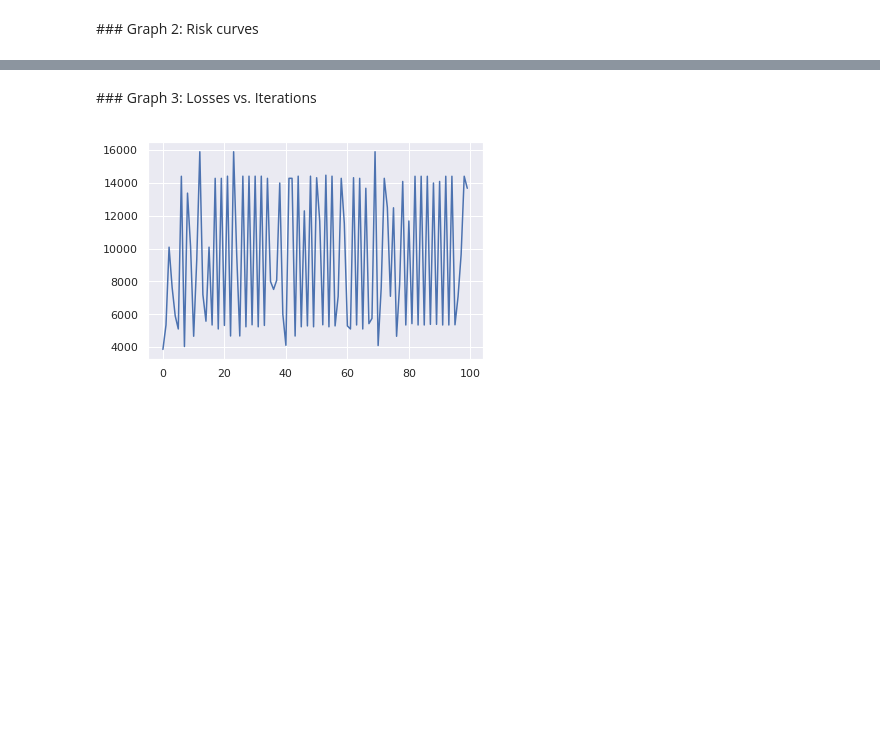
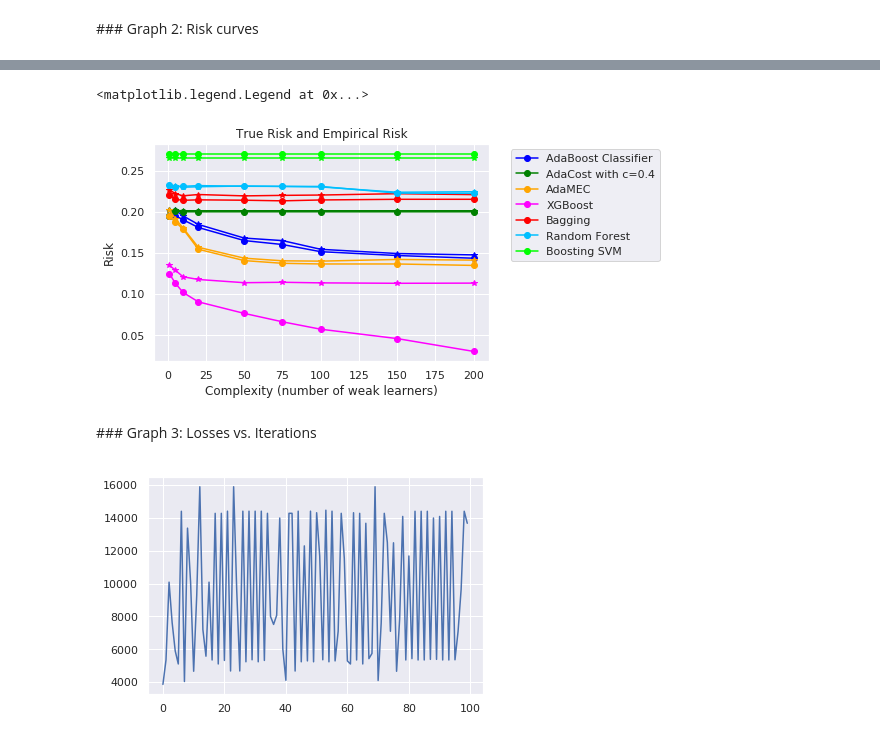
Before and after one commit to crisgompec/ImbalancedDataset, a Jupyter notebook: Dataset2/Comparison.ipynb, the cells around one changed output, grey strips where cells are left out. Drawn from its saved outputs; the diff is of its cells as text; code cells hidden in the pictures; blank space fills up the shorter version.

```diff
--- a/Dataset2/Comparison.ipynb
+++ b/Dataset2/Comparison.ipynb
@@ -213,6 +255,24 @@ for n_learners in n_learners_list:
     Bagging_set.append(bagging_model)
 
 print('Bagging - OK')
+
+# Random Forest
+RandomForest_set = [RandomForestClassifier(max_depth=2, random_state=0, n_estimators = n_learners).fit(X_train, y_train) for n_learners in n_learners_list]
+
+print('RandomForest - OK')
+
+
+# Boosting SVM
+
+BoostingSVM_set = []
+X_train_special = X_train[:int(len(X_train)*0.3),:]
+y_train_special = y_train[:int(len(y_train)*0.3)]
+for n_learners in n_learners_list:
+    BoostingSVM_model = BoostingSVM(n_estimators = n_learners)
+    BoostingSVM_model.fit(X_train_special,y_train_special)
+    BoostingSVM_set.append(BoostingSVM_model)
+
+print('Boosting SVM - OK')
 # %% [output]
 AdaBoost - OK
 AdaCost - OK
@@ -222,9 +294,10 @@ Bagging - OK
 # %%
-classifier_label = ['AdaBoost Classifier', 'AdaCost with c=0.4','AdaMEC','XGBoost','Bagging']
-classifier_color = ['blue','green','orange','magenta','red']
+classifier_label = ['AdaBoost Classifier', 'AdaCost with c=0.4','AdaMEC','XGBoost','Bagging','Random Forest','Boosting SVM']
+classifier_color = ['blue','green','orange','magenta','red','Deepskyblue','Lime']
 cont = 0
 plt.figure()
-for classifiers in [AdaBoost_set, AdaCost_set, AdaMEC_set, XGBoost_set, Bagging_set]:
+for classifiers in [AdaBoost_set, AdaCost_set, AdaMEC_set, XGBoost_set, Bagging_set,RandomForest_set,BoostingSVM_set]:
+
     empirical_risk_list = []
     true_risk_list = []
     # Calculate accuracies
@@ -235,37 +308,40 @@ for classifiers in [AdaBoost_set, AdaCost_set, AdaMEC_set, XGBoost_set, Bagging_
 
         pred_train = classifier.predict(X_train)
 
         for item in range(np.shape(X_train)[0]):
 
             if pred_train[item] != y_train[item]:
                 incorrect_pred_emp = incorrect_pred_emp + 1
 
         emp_risk =  incorrect_pred_emp/len(X_train)
 
 
         pred_test = classifier.predict(X_test)
 
         for item in range(np.shape(X_test)[0]):
 
             if pred_test[item] != y_test[item]:
                 incorrect_pred_true = incorrect_pred_true + 1
 
         true_risk =  incorrect_pred_true/len(X_test)
 
 
         empirical_risk_list.append(emp_risk)
         true_risk_list.append(true_risk)
 
 
-    #plt.plot(n_learners_list, empirical_risk_list,'-o', color = classifier_color[cont],label = classifier_label[cont])
-    plt.plot(n_learners_list, true_risk_list,'-*', color = classifier_color[cont],label = classifier_label[cont])
+    plt.plot(n_learners_list, empirical_risk_list,'-o', color = classifier_color[cont],label = classifier_label[cont])
+    plt.plot(n_learners_list, true_risk_list,'-*', color = classifier_color[cont]) #,label = classifier_label[cont]
 
     cont += 1
 
-plt.title('True Risk')
+plt.title('True Risk and Empirical Risk')
 plt.xlabel('Complexity (number of weak learners)')
 plt.ylabel('Risk')
-plt.legend()
+plt.legend(bbox_to_anchor=(1.05, 1), loc='upper left')
+# %% [output]
+<matplotlib.legend.Legend at 0x...>
+[figure, added]
 # %% [markdown]
 ### Graph 3: Losses vs. Iterations
 # %%
```
Also changed, not shown: parts of 21 cells of this notebook, 1 other file.
